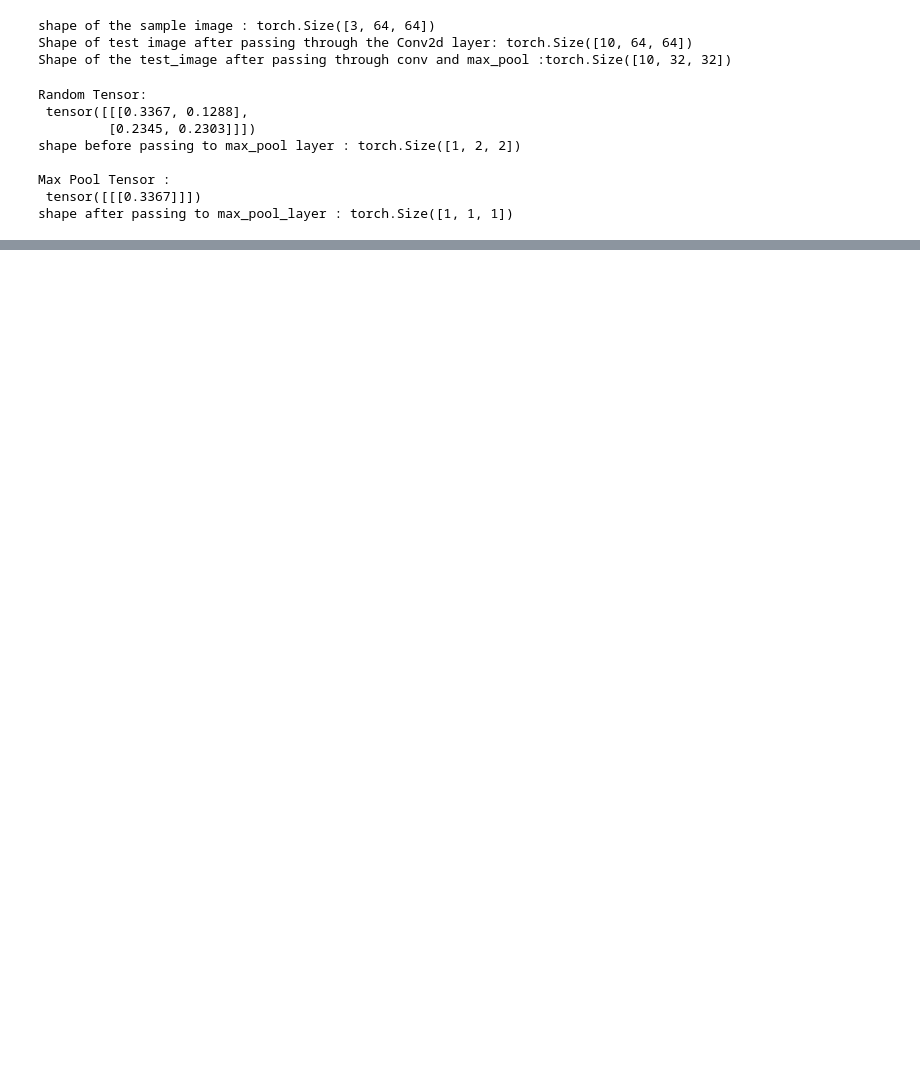
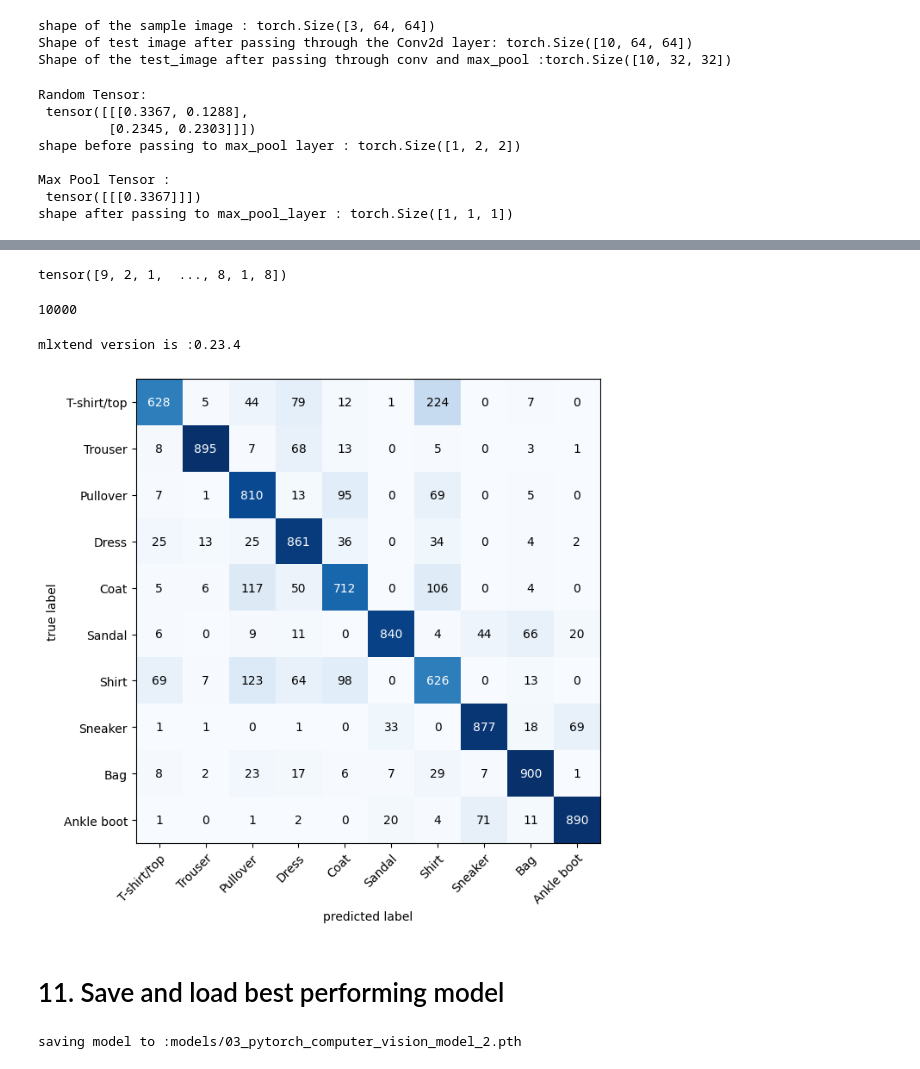
Before and after one commit to arosha27/Week4-LearnPyTorch, a Jupyter notebook: 03_pytorch_computer_vision.ipynb, the cells around one changed output, grey strips where cells are left out. Cells and saved outputs as stored; diff of their text form; code cells hidden in the pictures; blank space fills up the shorter version.

```diff
--- a/03_pytorch_computer_vision.ipynb
+++ b/03_pytorch_computer_vision.ipynb
@@ -974,0 +1144,78 @@ RuntimeError: mat1 and mat2 shapes cannot be multiplied (32x490 and 49x10)
+# %%
+#from tqdm.auto import tqdm
+ #Make predictions
+
+y_preds =[]
+model_2.eval()
+with torch.inference_mode():
+  for X , y in test_dataloader:
+    #Send data to the target device
+    X , y = X.to(device) , y.to(device)
+
+    #Do the forward pass
+    y_logits = model_2(X)
+
+    #logits to prediction probabilities
+    y_pred = torch.softmax(y_logits.squeeze() , dim = 0).argmax(dim = 1)
+
+    #put prediction on CPU for evaluation
+    y_preds.append(y_pred.cpu())
+
+  #concatenate list of predictions into a tensor
+  #print(y_preds)
+y_pred_tensor = torch.cat(y_preds)
+y_pred_tensor
+# %% [output]
+tensor([9, 2, 1,  ..., 8, 1, 8])
+# %%
+len(y_pred_tensor)
+# %% [output]
+10000
+# %%
+#installing torchmetrics
+# see if required packages are installed and if not , install them...
+try :
+
+  import torchmetrics , mlxtend
+  print(f"mlxtend version : {mlxtend.__version__}")
+  assert int(mlxtend.__version__.split(".")[1] >= 19 , 'mlxtend version should be 0.19 or higher')
+
+except:
+  !pip install -q torchmetrics -U mlxtend
+  import torchmetrics , mlxtend
+  print(f"mlxtend version is :{mlxtend.__version__}")
+# %% [output]
+mlxtend version is :0.23.4
+# %%
+from torchmetrics import ConfusionMatrix
+from mlxtend.plotting import plot_confusion_matrix
+
+#setup confusion instance and compare predictions to targets
+confmat = ConfusionMatrix(num_classes = len(class_names) , task = "multiclass")
+confmat_tensor = confmat(preds = y_pred_tensor ,
+                         target = test_data.targets)
+
+#plotting confusion matrix
+fig , ax = plot_confusion_matrix(
+    conf_mat = confmat_tensor.numpy() ,
+    class_names = class_names,
+    figsize =(10,7)
+)
+# %% [output]
+[figure, added]
+# %% [markdown]
+# 11. Save and load best performing model
+# %%
+from pathlib import Path
+#create a directory
+MODEL_PATH = Path("models")
+MODEL_PATH.mkdir(parents = True , exist_ok = True)
+
+MODEL_NAME = "03_pytorch_computer_vision_model_2.pth"
+MODEL_SAVE_PATH = MODEL_PATH / MODEL_NAME
+
+#save the model
+print(f"saving model to :{MODEL_SAVE_PATH}")
+torch.save(obj = model_2.state_dict() , f=MODEL_SAVE_PATH)
+# %% [output]
+saving model to :models/03_pytorch_computer_vision_model_2.pth
```
Also changed, not shown: parts of 48 cells of this notebook.
